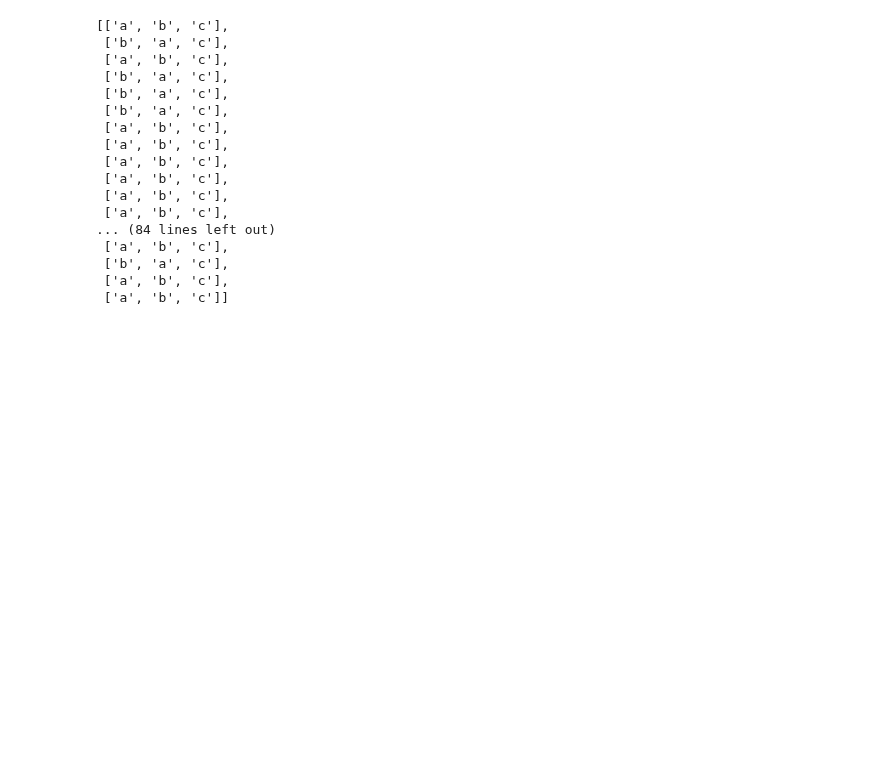
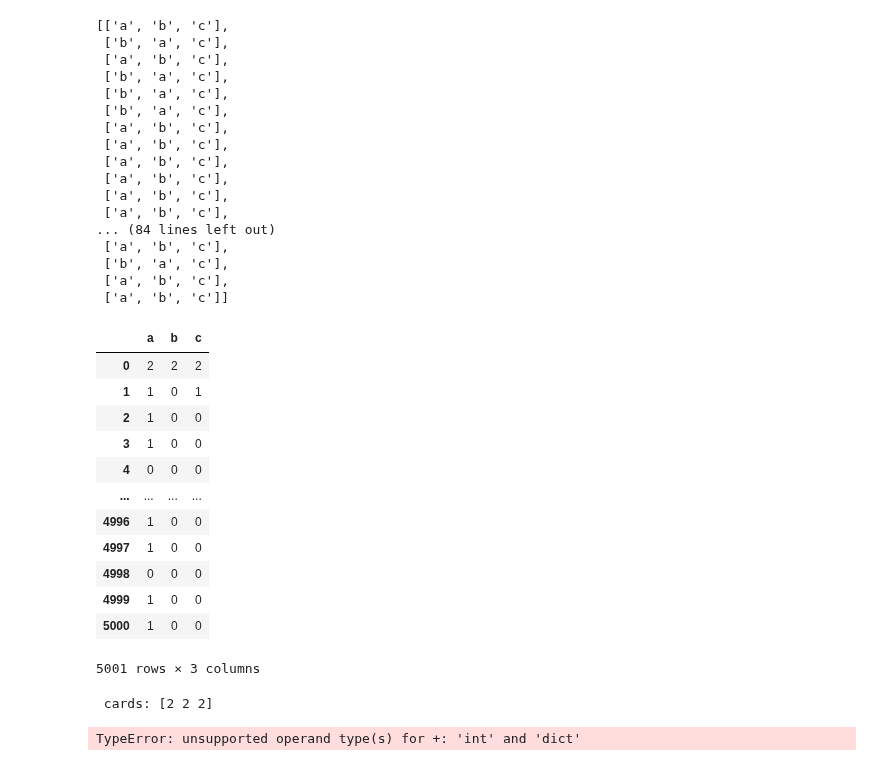
Before and after one commit to felixleopoldo/cstrees, a Jupyter notebook: src/learn_sandbox.ipynb, the cells around one changed output. Cells and saved outputs as stored; diff of their text form; code cells hidden in the pictures; blank space fills up the shorter version.

```diff
--- a/src/learn_sandbox.ipynb
+++ b/src/learn_sandbox.ipynb
@@ -268,3 +265,24 @@ orders
  ['b', 'a', 'c'],
  ['a', 'b', 'c'],
  ['a', 'b', 'c']]
+# %%
+x
+# %% [output]
+|  | a | b | c |
+| 0 | 2 | 2 | 2 |
+| 1 | 1 | 0 | 1 |
+| 2 | 1 | 0 | 0 |
+| 3 | 1 | 0 | 0 |
+| 4 | 0 | 0 | 0 |
+| ... | ... | ... | ... |
+| 4996 | 1 | 0 | 0 |
+| 4997 | 1 | 0 | 0 |
+| 4998 | 0 | 0 | 0 |
+| 4999 | 1 | 0 | 0 |
+| 5000 | 1 | 0 | 0 |
+5001 rows × 3 columns
+# %%
+sc.score_tables(tree, x)
+# %% [output]
+ cards: [2 2 2]
+TypeError: unsupported operand type(s) for +: 'int' and 'dict'
```
Also changed, not shown: parts of 1 cell of this notebook, 2 other files.
